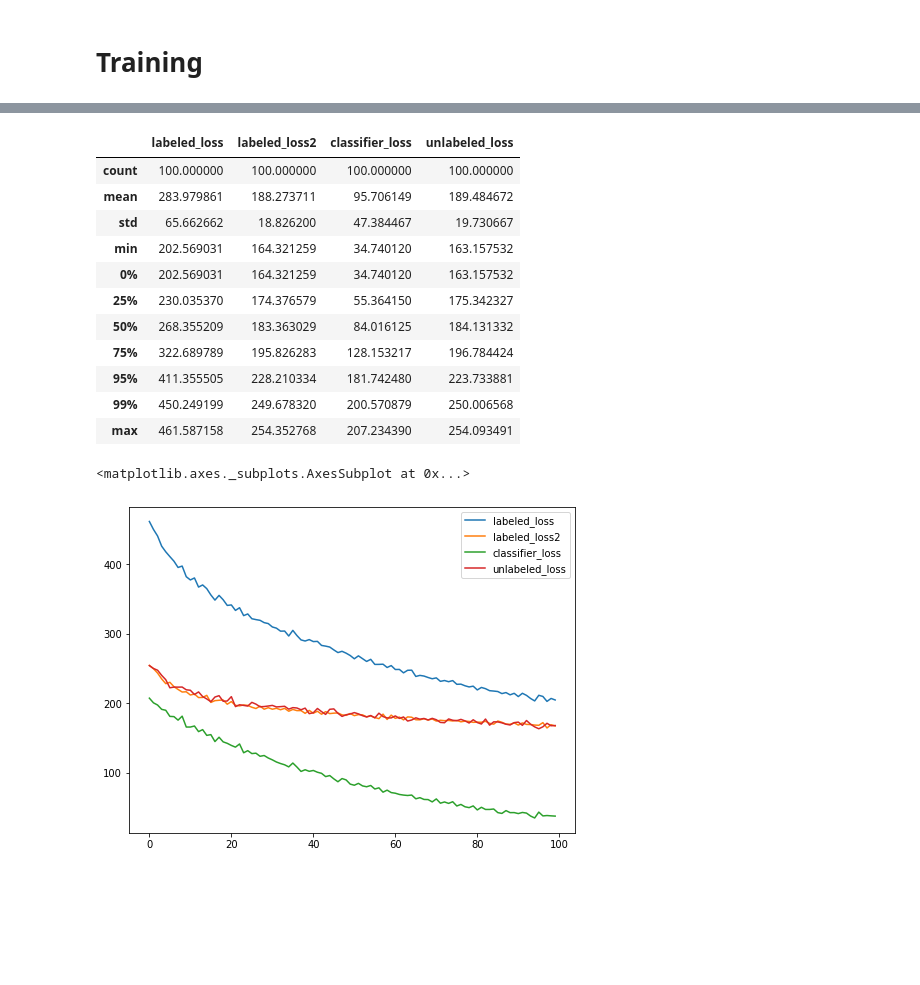
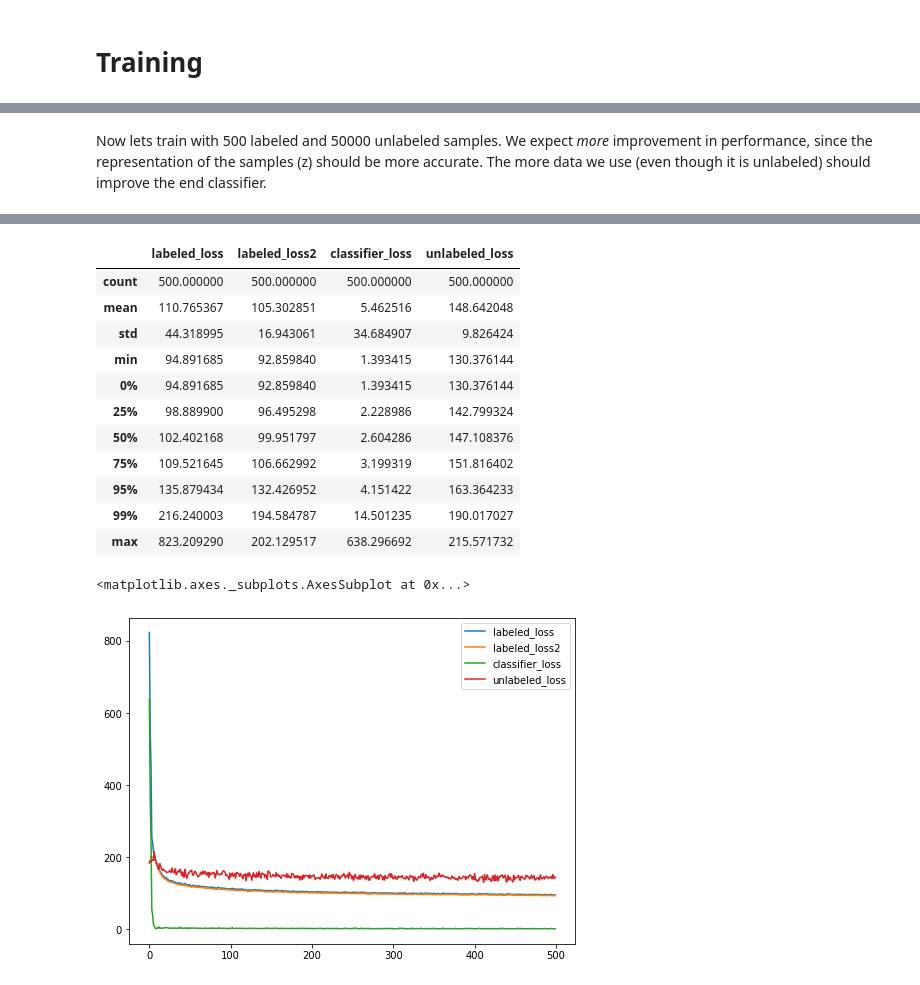
Before and after one commit to suraj-adewale/sc_bulk_ood, a Jupyter notebook: experiments/ssvae_mnist.ipynb, the cells around one changed output, grey strips where cells are left out. Drawn from its saved outputs; the diff is of its cells as text; code cells hidden in the pictures; blank space fills up the shorter version.

```diff
--- a/experiments/ssvae_mnist.ipynb
+++ b/experiments/ssvae_mnist.ipynb
@@ -344,0 +351,36 @@ def fit_model(X_unlabeled, X_labeled, y_labeled, epochs):
+# %%
+sample_size = 50
+num_unlabeled = 50
+rand_idx = np.random.choice(X_train.shape[0], size=sample_size+num_unlabeled, replace=False)
+X_train_subset = X_train[rand_idx,:]
+y_train_subset = y_train[rand_idx,:]
+
+
+start = time.time()
+print('Fitting with sample_size: {}'.format(sample_size))
+if sample_size < len(X_train_subset):
+    sss = StratifiedShuffleSplit(n_splits=2, test_size=sample_size / len(X_train_subset), random_state=0)
+    _, index = sss.split(X_train_subset, y_train_subset)
+    X_lab, y_lab = X_train_subset[index[1]], y_train_subset[index[1]]
+    X_others, _ = X_train_subset[index[0]], y_train_subset[index[0]]
+else:
+    X_lab, y_lab = X_train_subset, y_train_subset
+
+
+history = fit_model(X_others, X_lab, y_lab, epochs=100)
+
+
+y_pred = np.argmax(classifier.predict(X_test, batch_size=batch_size), axis=-1)
+score = accuracy_score(Y_test, y_pred)
+
+end = time.time()
+elapsed = end - start
+print(' * Accuracy: %.1f %%' % (100. * score))
+print(' * Fit time elapsed: %.1fs' % elapsed)
+
+results = []
+results.append({'sample_size': sample_size, 'accuracy': score, 'time': elapsed})
+
+df = pd.DataFrame(history, columns=['labeled_loss', 'labeled_loss2', 'classifier_loss', 'unlabeled_loss'])
+display(df.describe(percentiles=[0.25 * i for i in range(4)] + [0.95, 0.99]))
+df.plot(figsize=(8, 6))
@@ -345,5 +410,5 @@ def fit_model(X_unlabeled, X_labeled, y_labeled, epochs):
 # %%
-sample_size = 500
+sample_size = 50
 num_unlabeled = 500
 rand_idx = np.random.choice(X_train.shape[0], size=sample_size+num_unlabeled, replace=False)
 X_train_subset = X_train[rand_idx,:]
@@ -361,7 +426,7 @@ else:
     X_lab, y_lab = X_train_subset, y_train_subset
 
 
-history = fit_model(X_others, X_lab, y_lab, epochs=epochs)
+history = fit_model(X_others, X_lab, y_lab, epochs=n_epoch)
 
 
 y_pred = np.argmax(classifier.predict(X_test, batch_size=batch_size), axis=-1)
@@ -401,5 +466,9 @@ Elapsed:  3.5928502082824707
+# %% [markdown]
+Now lets train with 500 labeled and 50000 unlabeled samples.
+We expect *more* improvement in performance, since the representation of the samples (z) should be more accurate.
+The more data we use (even though it is unlabeled) should improve the end classifier.
 # %%
-sample_size = 500
+sample_size = 50
 num_unlabeled = 5000
 rand_idx = np.random.choice(X_train.shape[0], size=sample_size+num_unlabeled, replace=False)
 X_train_subset = X_train[rand_idx,:]
@@ -417,7 +486,7 @@ else:
     X_lab, y_lab = X_train_subset, y_train_subset
 
 
-history = fit_model(X_others, X_lab, y_lab, epochs=epochs)
+history = fit_model(X_others, X_lab, y_lab, epochs=n_epoch)
 
 
 y_pred = np.argmax(classifier.predict(X_test, batch_size=batch_size), axis=-1)
@@ -443,14 +512,14 @@ Elapsed:  7.467520236968994
 |  | labeled_loss | labeled_loss2 | classifier_loss | unlabeled_loss |
-| count | 100.000000 | 100.000000 | 100.000000 | 100.000000 |
-| mean | 283.979861 | 188.273711 | 95.706149 | 189.484672 |
-| std | 65.662662 | 18.826200 | 47.384467 | 19.730667 |
-| min | 202.569031 | 164.321259 | 34.740120 | 163.157532 |
-| 0% | 202.569031 | 164.321259 | 34.740120 | 163.157532 |
-| 25% | 230.035370 | 174.376579 | 55.364150 | 175.342327 |
-| 50% | 268.355209 | 183.363029 | 84.016125 | 184.131332 |
-| 75% | 322.689789 | 195.826283 | 128.153217 | 196.784424 |
-| 95% | 411.355505 | 228.210334 | 181.742480 | 223.733881 |
-| 99% | 450.249199 | 249.678320 | 200.570879 | 250.006568 |
-| max | 461.587158 | 254.352768 | 207.234390 | 254.093491 |
+| count | 500.000000 | 500.000000 | 500.000000 | 500.000000 |
+| mean | 110.765367 | 105.302851 | 5.462516 | 148.642048 |
+| std | 44.318995 | 16.943061 | 34.684907 | 9.826424 |
+| min | 94.891685 | 92.859840 | 1.393415 | 130.376144 |
+| 0% | 94.891685 | 92.859840 | 1.393415 | 130.376144 |
+| 25% | 98.889900 | 96.495298 | 2.228986 | 142.799324 |
+| 50% | 102.402168 | 99.951797 | 2.604286 | 147.108376 |
+| 75% | 109.521645 | 106.662992 | 3.199319 | 151.816402 |
+| 95% | 135.879434 | 132.426952 | 4.151422 | 163.364233 |
+| 99% | 216.240003 | 194.584787 | 14.501235 | 190.017027 |
+| max | 823.209290 | 202.129517 | 638.296692 | 215.571732 |
 <matplotlib.axes._subplots.AxesSubplot at 0x...>
-[figure, old version]
+[figure, new version]
```
Also changed, not shown: parts of 30 cells of this notebook.
